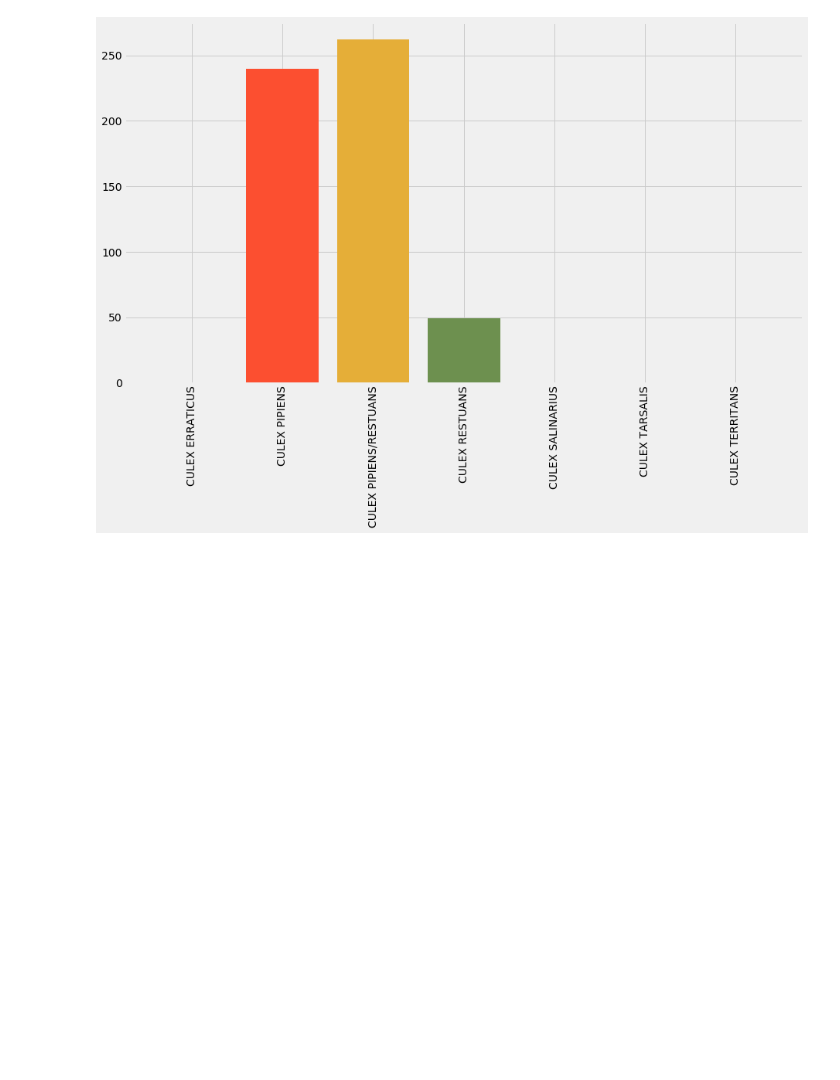
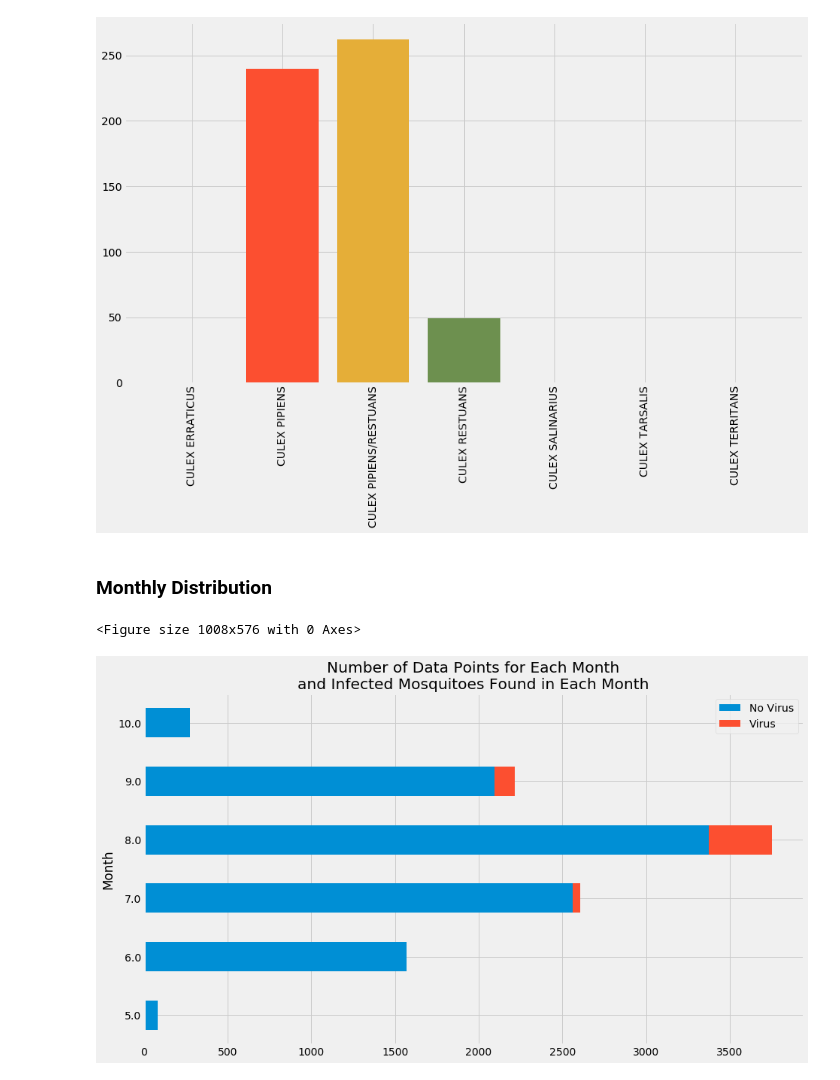
Before and after one commit to marcosan93/West-Nile-Virus-Kaggle, a Jupyter notebook: West-Nile-Data/Data-Exploration-Visualization.ipynb, the cells around one changed output. Cells and saved outputs as stored; diff of their text form; code cells hidden in the pictures; blank space fills up the shorter version.

```diff
--- a/West-Nile-Data/Data-Exploration-Visualization.ipynb
+++ b/West-Nile-Data/Data-Exploration-Visualization.ipynb
@@ -125,3 +127,17 @@ for i in infected.columns:
     plt.xticks(rotation=90)
 # %% [output]
 [figure]
+# %% [markdown]
+### Monthly Distribution
+# %%
+plt.figure(figsize=(14,8))
+
+df.groupby('Month').WnvPresent.value_counts().unstack().fillna(0).plot.barh(stacked=True,
+                                                                            legend=True,
+                                                                            figsize=(14,8)).legend(['No Virus', 'Virus'])
+
+plt.title("Number of Data Points for Each Month\nand Infected Mosquitoes Found in Each Month")
+plt.show()
+# %% [output]
+<Figure size 1008x576 with 0 Axes>
+[figure, added]
```
Also changed, not shown: parts of 2 cells of this notebook.
